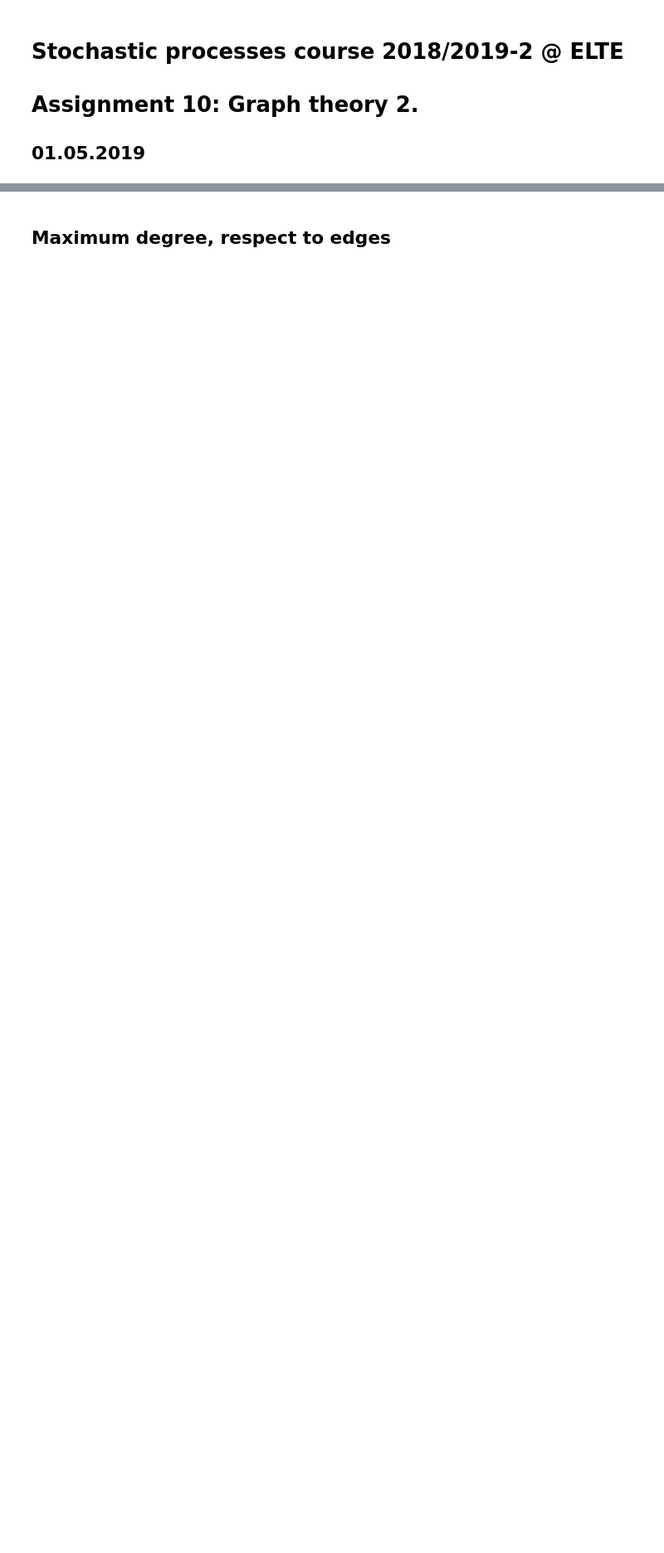
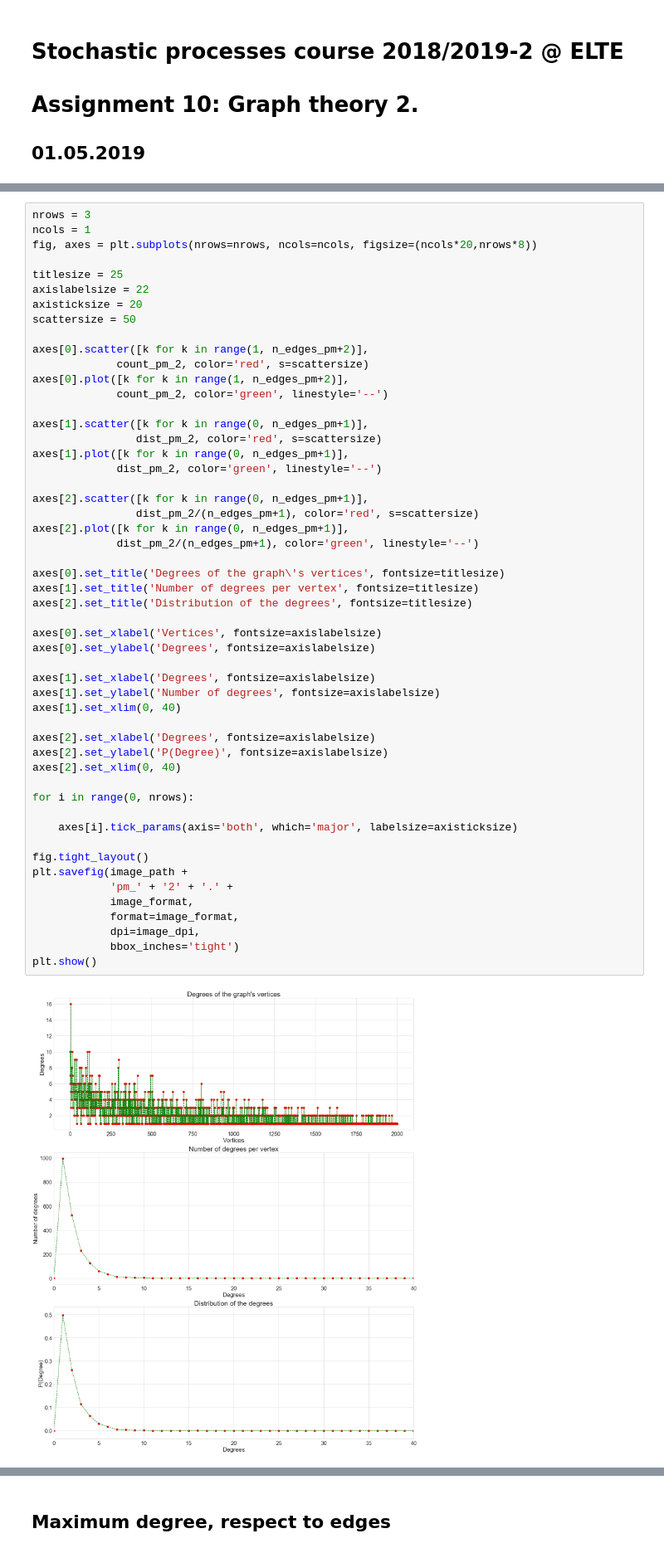
Before and after one commit to masterdesky/ELTE-stochastic-processes-2019, a Jupyter notebook: Lecture 10/Homework 10/Stochastic processes - 10..ipynb, the cells around one changed output, grey strips where cells are left out. Shown at 83% size. Saved outputs shown, nothing was run; the diff lists cells and outputs as text; blank space fills up the shorter version.

```diff
--- a/Lecture 10/Homework 10/Stochastic processes - 10..ipynb
+++ b/Lecture 10/Homework 10/Stochastic processes - 10..ipynb
@@ -138,0 +205,54 @@ plt.show()
+# %%
+nrows = 3
+ncols = 1
+fig, axes = plt.subplots(nrows=nrows, ncols=ncols, figsize=(ncols*20,nrows*8))
+
+titlesize = 25
+axislabelsize = 22
+axisticksize = 20
+scattersize = 50
+
+axes[0].scatter([k for k in range(1, n_edges_pm+2)],
+             count_pm_2, color='red', s=scattersize)
+axes[0].plot([k for k in range(1, n_edges_pm+2)],
+             count_pm_2, color='green', linestyle='--')
+
+axes[1].scatter([k for k in range(0, n_edges_pm+1)],
+                dist_pm_2, color='red', s=scattersize)
+axes[1].plot([k for k in range(0, n_edges_pm+1)],
+             dist_pm_2, color='green', linestyle='--')
+
+axes[2].scatter([k for k in range(0, n_edges_pm+1)],
+                dist_pm_2/(n_edges_pm+1), color='red', s=scattersize)
+axes[2].plot([k for k in range(0, n_edges_pm+1)],
+             dist_pm_2/(n_edges_pm+1), color='green', linestyle='--')
+
+axes[0].set_title('Degrees of the graph\'s vertices', fontsize=titlesize)
+axes[1].set_title('Number of degrees per vertex', fontsize=titlesize)
+axes[2].set_title('Distribution of the degrees', fontsize=titlesize)
+
+axes[0].set_xlabel('Vertices', fontsize=axislabelsize)
+axes[0].set_ylabel('Degrees', fontsize=axislabelsize)
+
+axes[1].set_xlabel('Degrees', fontsize=axislabelsize)
+axes[1].set_ylabel('Number of degrees', fontsize=axislabelsize)
+axes[1].set_xlim(0, 40)
+
+axes[2].set_xlabel('Degrees', fontsize=axislabelsize)
+axes[2].set_ylabel('P(Degree)', fontsize=axislabelsize)
+axes[2].set_xlim(0, 40)
+
+for i in range(0, nrows):
+
+    axes[i].tick_params(axis='both', which='major', labelsize=axisticksize)
+
+fig.tight_layout()
+plt.savefig(image_path +
+            'pm_' + '2' + '.' +
+            image_format,
+            format=image_format,
+            dpi=image_dpi,
+            bbox_inches='tight')
+plt.show()
+# %% [output]
+[figure, added]
```
Also changed, not shown: parts of 38 cells of this notebook, 5 other files.
